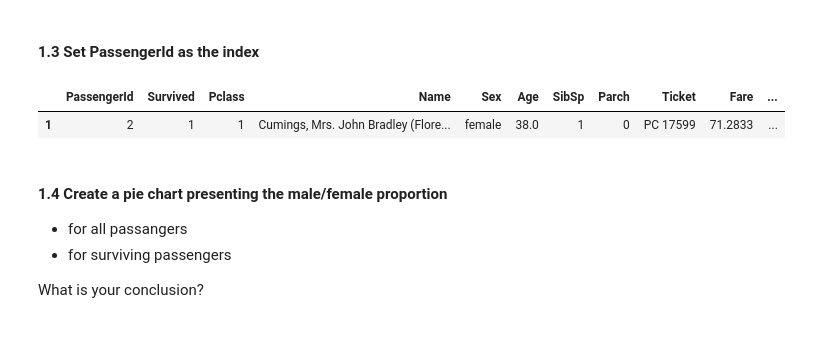
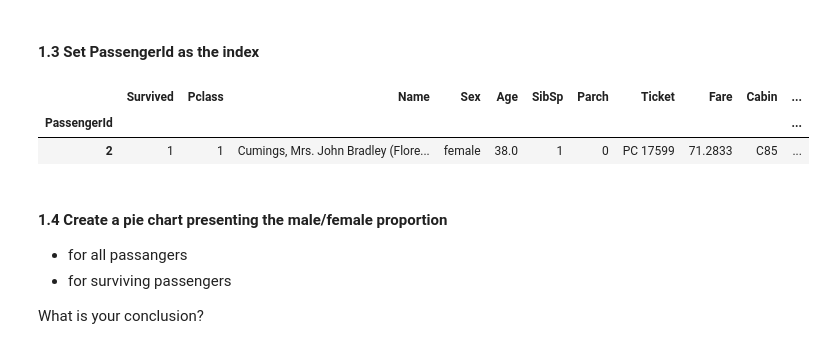
Before and after one commit to abdelrehman99/EPIC-Program, a Jupyter notebook: Data_Science/hw_2__Visualization__2_.ipynb, the cells around one changed output. Cells and saved outputs as stored; diff of their text form; code cells hidden in the pictures.

```diff
--- a/Data_Science/hw_2__Visualization__2_.ipynb
+++ b/Data_Science/hw_2__Visualization__2_.ipynb
@@ -27,12 +27,13 @@ df = pd.read_csv('train__2_.csv')
 # %% [markdown]
 #### 1.3  Set PassengerId as the index
 # %%
-df.loc[:, "PassengerId"]
+df.set_index("PassengerId", inplace = True)
 
 df[1:2]
 # %% [output]
-|  | PassengerId | Survived | Pclass | Name | Sex | Age | SibSp | Parch | Ticket | Fare | ... |
-| 1 | 2 | 1 | 1 | Cumings, Mrs. John Bradley (Flore... | female | 38.0 | 1 | 0 | PC 17599 | 71.2833 | ... |
+|  | Survived | Pclass | Name | Sex | Age | SibSp | Parch | Ticket | Fare | Cabin | ... |
+| PassengerId |  |  |  |  |  |  |  |  |  |  | ... |
+| 2 | 1 | 1 | Cumings, Mrs. John Bradley (Flore... | female | 38.0 | 1 | 0 | PC 17599 | 71.2833 | C85 | ... |
 # %% [markdown]
 #### 1.4 Create a pie chart presenting the male/female proportion
 
```
Also changed, not shown: parts of 9 cells of this notebook, 1 other file.
